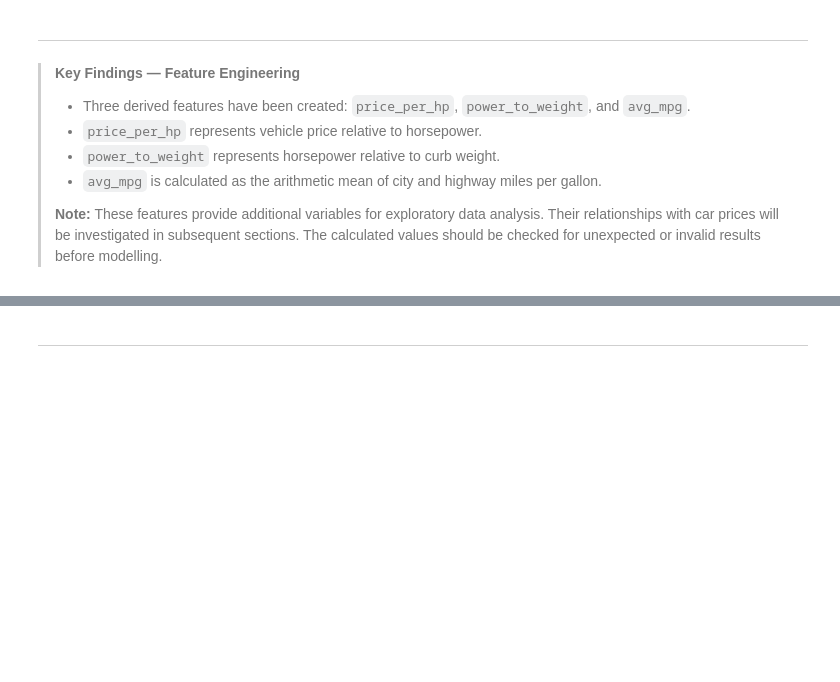
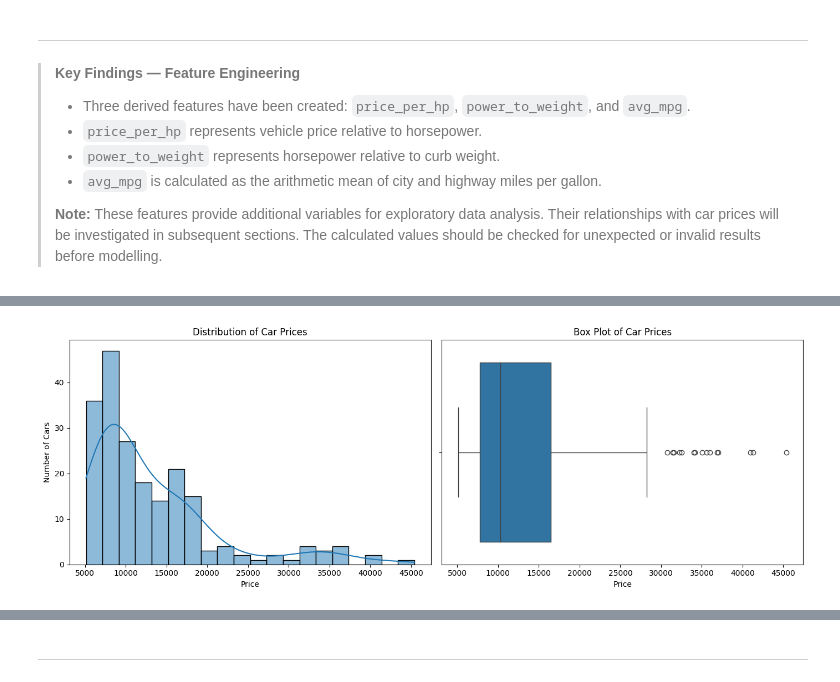
Before and after one commit to nastarannaseri79-afk/car-price-predictive-analysis, a Jupyter notebook: jupyter_notebooks/Notebook_Template.ipynb, the cells around one changed output, grey strips where cells are left out. Saved outputs shown, nothing was run; the diff lists cells and outputs as text; code cells hidden in the pictures; blank space fills up the shorter version.

```diff
--- a/jupyter_notebooks/Notebook_Template.ipynb
+++ b/jupyter_notebooks/Notebook_Template.ipynb
@@ -475,0 +1194,20 @@ df.describe()
+# %%
+# Create a figure with two plots
+fig, axes = plt.subplots(1, 2, figsize=(14, 5))
+
+# Histogram: show the distribution of car prices
+sns.histplot(data=df, x="price", bins=20, kde=True, ax=axes[0])
+axes[0].set_title("Distribution of Car Prices")
+axes[0].set_xlabel("Price")
+axes[0].set_ylabel("Number of Cars")
+
+# Box plot: summarise price spread and potential outliers
+sns.boxplot(data=df, x="price", ax=axes[1])
+axes[1].set_title("Box Plot of Car Prices")
+axes[1].set_xlabel("Price")
+
+# Improve layout and display the plots
+plt.tight_layout()
+plt.show()
+# %% [output]
+[figure, added]
```
Also changed, not shown: parts of 67 cells of this notebook.
